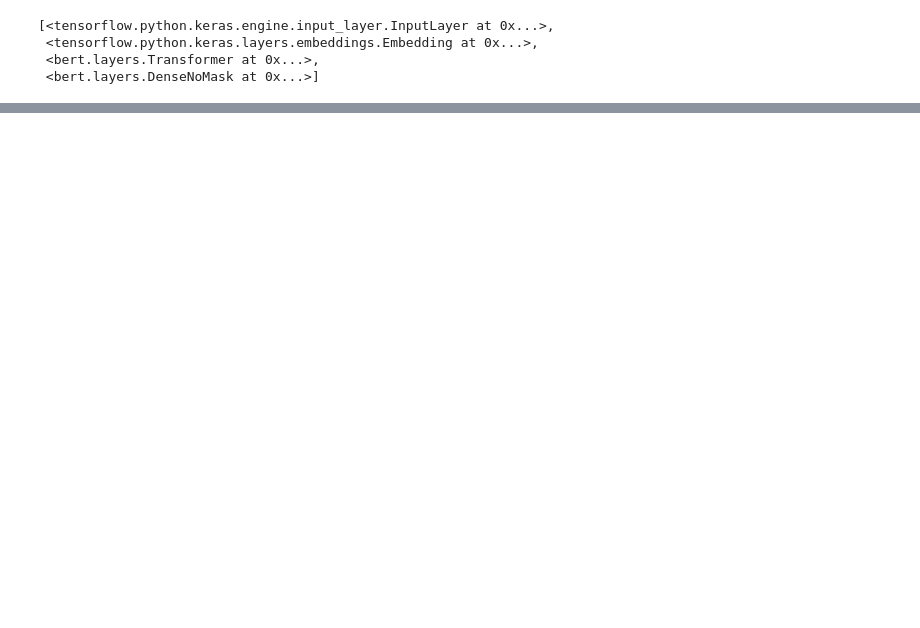
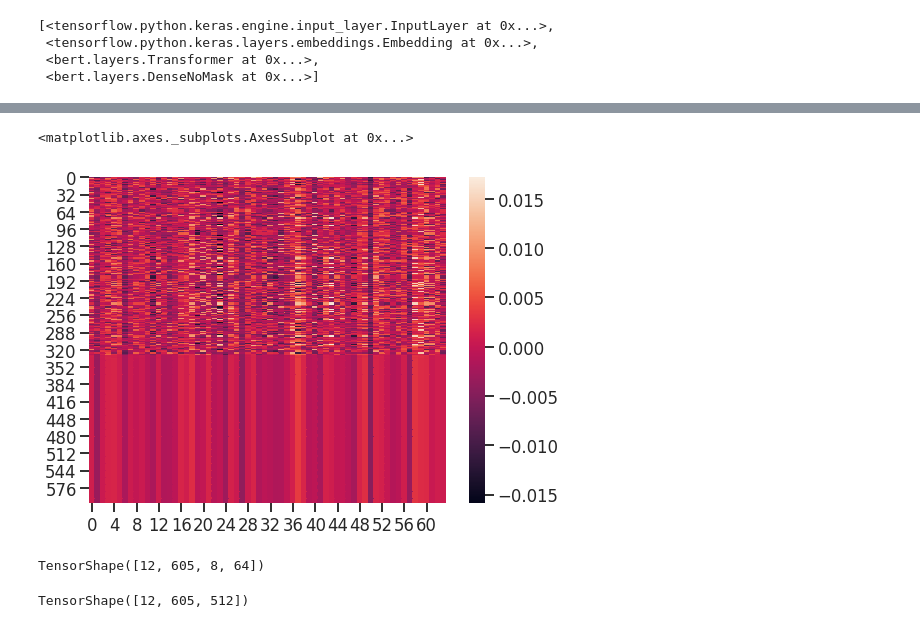
Before and after one commit to pstjohn/uniparc_modeling, a Jupyter notebook: check_progress.ipynb, the cells around one changed output, grey strips where cells are left out. Drawn from its saved outputs; the diff is of its cells as text; code cells hidden in the pictures; blank space fills up the shorter version.

```diff
--- a/check_progress.ipynb
+++ b/check_progress.ipynb
@@ -96,0 +122,2 @@ attention_scores = attention_scores / tf.sqrt(float(self.units))  # [B,N,S,S]
+# %%
+context_layer = tf.matmul(attention_probs, value)  # [B,N,S,S]
@@ -96,0 +128,6 @@ attention_scores = attention_scores / tf.sqrt(float(self.units))  # [B,N,S,S]
+# %%
+plt.figure(figsize=(8,6))
+sns.heatmap(context_layer[0, 0].numpy())
+# %% [output]
+<matplotlib.axes._subplots.AxesSubplot at 0x...>
+[figure, added]
@@ -96,0 +136,4 @@ attention_scores = attention_scores / tf.sqrt(float(self.units))  # [B,N,S,S]
+# %%
+context_layer.shape
+# %% [output]
+TensorShape([12, 605, 8, 64])
@@ -96,0 +143,4 @@ attention_scores = attention_scores / tf.sqrt(float(self.units))  # [B,N,S,S]
+# %%
+context_layer.shape
+# %% [output]
+TensorShape([12, 605, 512])
```
Also changed, not shown: parts of 25 cells of this notebook, 7 other files.
